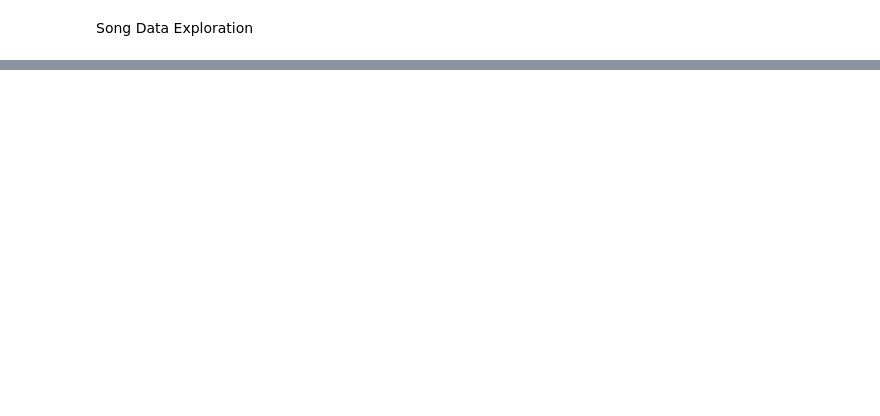
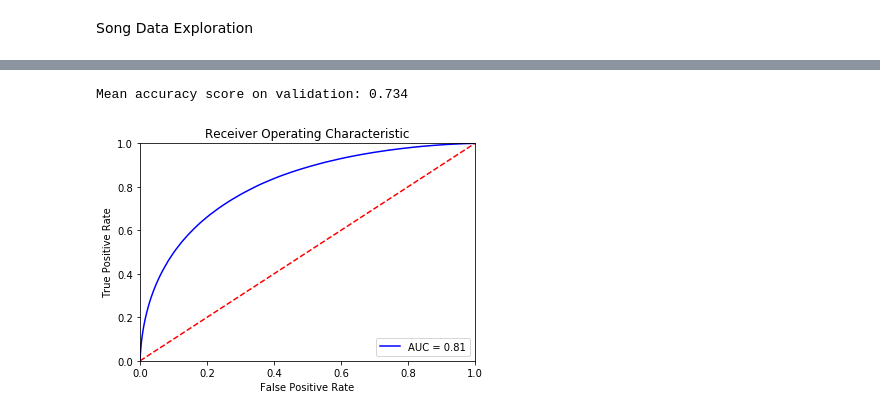
Before and after one commit to msdakot/Musify, a Jupyter notebook: EDA.ipynb, the cells around one changed output, grey strips where cells are left out. Cells and saved outputs as stored; diff of their text form; code cells hidden in the pictures; blank space fills up the shorter version.

```diff
--- a/EDA.ipynb
+++ b/EDA.ipynb
@@ -498,0 +594,2 @@ listen_log[listen_log.target==0].groupby('artist_name').size().nlargest(10).rese
+# %%
+df =x.copy()
@@ -498,0 +789,44 @@ listen_log[listen_log.target==0].groupby('artist_name').size().nlargest(10).rese
+# %%
+#Fitting the best model on all the data
+Final_model = lgb.sklearn.LGBMClassifier(objective='binary',
+                                         eval_metric='binary_logloss',
+                                         boosting='gbdt',
+                                         learning_rate=0.3 ,
+                                         verbose=0,
+                                         num_leaves=600,
+                                         bagging_freq= 1,
+                                         feature_fraction= 0.9,
+                                         max_bin= 256,
+                                         max_depth= 300,
+                                         num_rounds= 200)
+# %%
+#Validation accuracy
+Final_model.fit(X_train, y_train)
+predicted = Final_model.predict(X_val)
+accuracy = accuracy_score(y_val, predicted)
+print(f'Mean accuracy score on validation: {accuracy:.3}')
+# %% [output]
+Mean accuracy score on validation: 0.734
+# %%
+# Predict probability for ROC curve
+predicted = Final_model.predict_proba(X_test)
+# %%
+from sklearn.metrics import roc_curve, auc
+import matplotlib.pyplot as plt
+
+false_positive_rate, true_positive_rate, thresholds = roc_curve(
+    y_test, [i[1]for i in predicted])
+roc_auc = auc(false_positive_rate, true_positive_rate)
+
+plt.title('Receiver Operating Characteristic')
+plt.plot(false_positive_rate, true_positive_rate,
+         'b',label='AUC = %0.2f'% roc_auc)
+plt.legend(loc='lower right')
+plt.plot([0,1],[0,1],'r--')
+plt.xlim([0,1])
+plt.ylim([0,1])
+plt.ylabel('True Positive Rate')
+plt.xlabel('False Positive Rate')
+plt.show()
+# %% [output]
+[figure, added]
```
Also changed, not shown: parts of 59 cells of this notebook.
